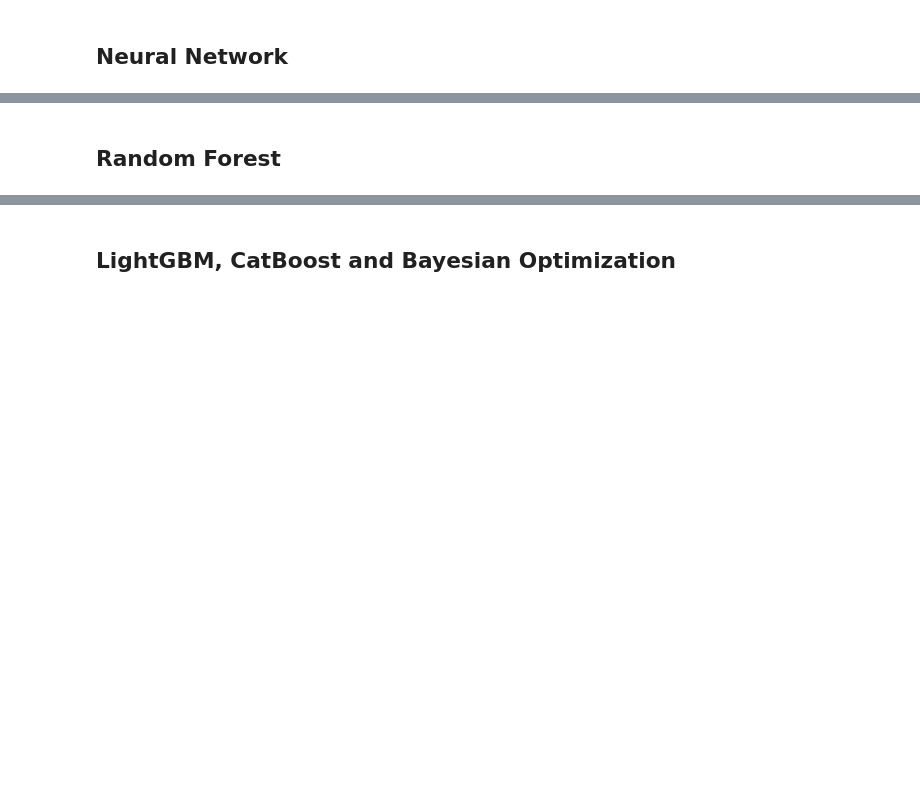
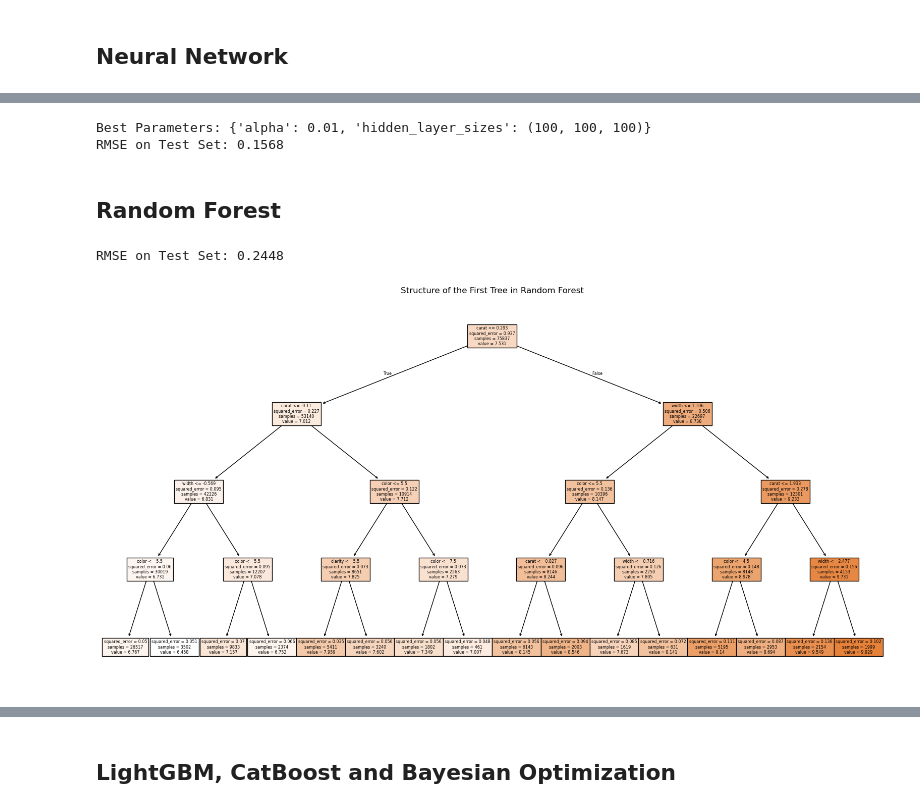
Before and after one commit to godlikeS97/ece219project4, a Jupyter notebook: Diamond_Analysis/Diamond_Analysis.ipynb, the cells around one changed output, grey strips where cells are left out. Saved outputs shown, nothing was run; the diff lists cells and outputs as text; code cells hidden in the pictures; blank space fills up the shorter version.

```diff
--- a/Diamond_Analysis/Diamond_Analysis.ipynb
+++ b/Diamond_Analysis/Diamond_Analysis.ipynb
@@ -963,2 +1001,61 @@ depth: 0.0046
+# %%
+# Get the best parameters
+best_params = grid_search.best_params_
+print(f"Best Parameters: {best_params}")
+# Get the best model
+best_model = grid_search.best_estimator_
+# Predict on the test set
+y_pred = best_model.predict(X_test)
+# Calculate RMSE
+rmse = root_mean_squared_error(y_test, y_pred)
+print(f"RMSE on Test Set: {rmse:.4f}")
+# %% [output]
+Best Parameters: {'alpha': 0.01, 'hidden_layer_sizes': (100, 100, 100)}
+RMSE on Test Set: 0.1568
 # %% [markdown]
 ## Random Forest
+# %%
+# Load processed_data
+import pandas as pd
+from sklearn.model_selection import train_test_split
+
+df_processed = pd.read_csv("processed_data/df_processed.csv")
+# df_processed.head()
+
+# Split the data into features (X) and target (y)
+X = df_processed.drop("price", axis=1)
+y = df_processed["price"]
+
+# Train-test split
+X_train, X_test, y_train, y_test = train_test_split(X, y, test_size=0.2, random_state=42)
+# %%
+# Implement random forest regression with max_depth=4
+from sklearn.ensemble import RandomForestRegressor
+from sklearn.metrics import root_mean_squared_error
+
+# Initialize RandomForestRegressor
+rf = RandomForestRegressor(max_depth=4, oob_score=True, random_state=42)
+
+# Fit the model with extracted features
+rf.fit(X_train, y_train)
+
+# Predict on the test set
+y_pred = rf.predict(X_test)
+
+# Calculate RMSE
+rmse = root_mean_squared_error(y_test, y_pred)
+print(f"RMSE on Test Set: {rmse:.4f}")
+# %% [output]
+RMSE on Test Set: 0.2448
+# %%
+# plot the structure of the random forest
+from sklearn.tree import plot_tree
+import matplotlib.pyplot as plt
+
+# Plot the first tree in the forest
+plt.figure(figsize=(20, 10))
+plot_tree(rf.estimators_[0], feature_names=X.columns, filled=True)
+plt.title("Structure of the First Tree in Random Forest")
+plt.show()
+# %% [output]
+[figure, added]
```
Also changed, not shown: parts of 7 cells of this notebook.
